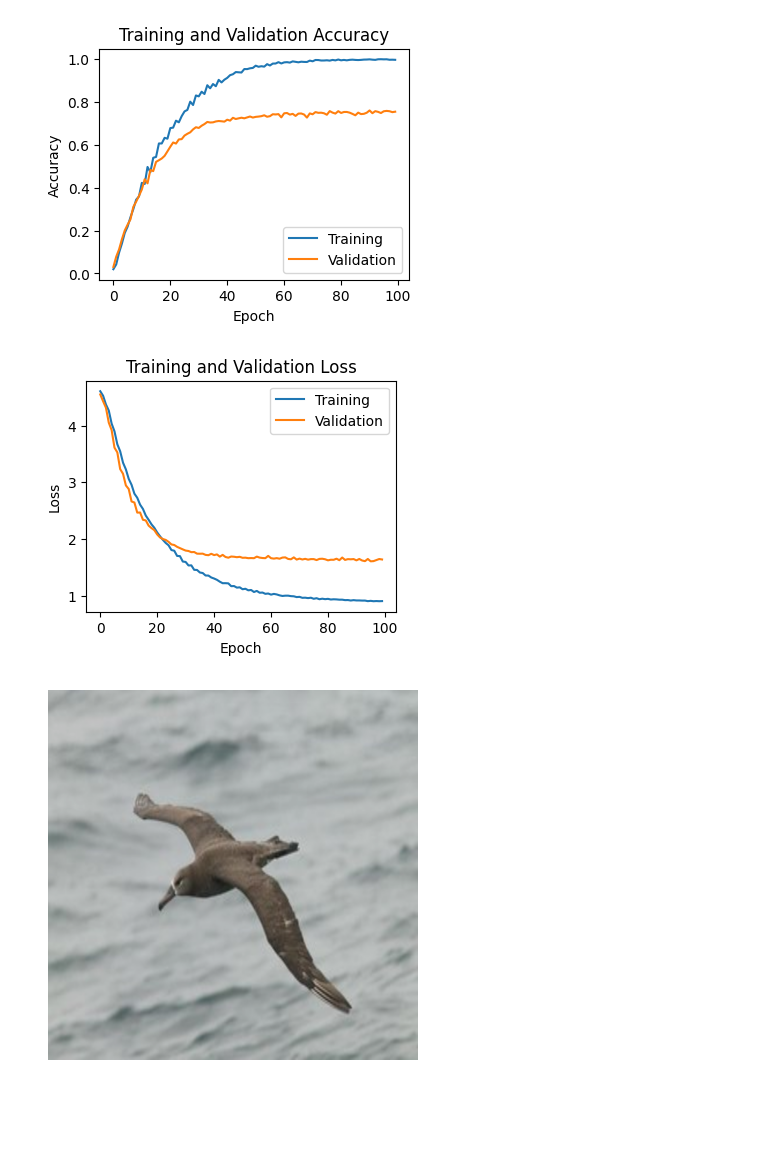
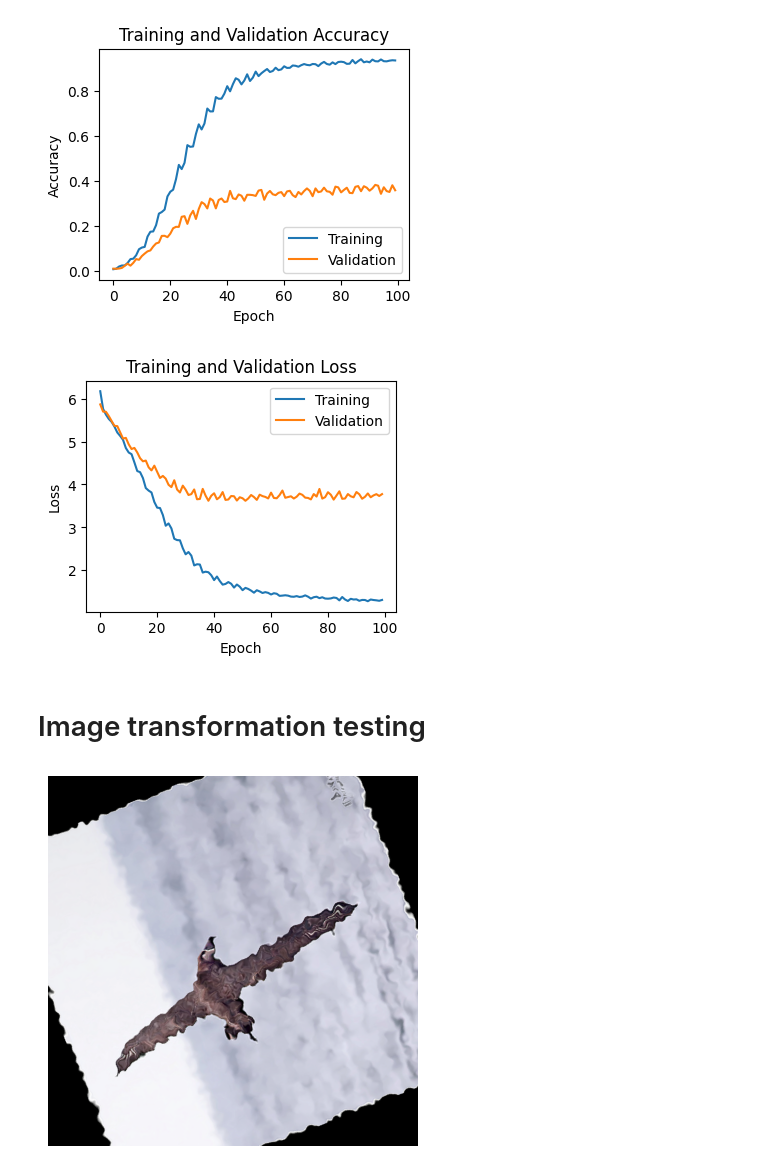
Before and after one commit to karthikn72/mlp_cw3, a Jupyter notebook: plot_acc_loss.ipynb, the cells around one changed output. Drawn from its saved outputs; the diff is of its cells as text; code cells hidden in the pictures; blank space fills up the shorter version.

```diff
--- a/plot_acc_loss.ipynb
+++ b/plot_acc_loss.ipynb
@@ -1,14 +22,7 @@
 # %%
-# rsync -av -e 'ssh -o ProxyCommand="ssh -q -W %h:%p s2016765@ssh.inf.ed.ac.uk"' s2016765@mlp.inf.ed.ac.uk:/home/s2016765/final_project/experiments/resnet50_aircraft_224_224 experiments/
-
-import torch
-from PIL import Image
-import torchvision.transforms as transforms
-import pandas as pd
-import matplotlib.pyplot as plt
 
 # Read the CSV file
-df = pd.read_csv('result_outputs/summary.csv')
+df = pd.read_csv('experiments/vitb16_im_birds_224_224/result_outputs/summary.csv')
 
 # Plotting the training and validation accuracy
 plt.figure(figsize=(4, 3))
@@ -30,33 +44,37 @@ plt.title('Training and Validation Loss')
 plt.legend()
 plt.show()
 # %% [output]
-[figure, old version]
+[figure, new version]
-[figure, old version]
+[figure, new version]
+# %% [markdown]
+# Image transformation testing
 # %%
 # Define transformations
 transform = transforms.Compose([
     transforms.Resize((768, 768), interpolation=Image.BICUBIC),  # Resize to 224x224
     # transforms.CenterCrop(75),  # Crop to 224x224 at the center
     # transforms.Resize((512, 512), interpolation=Image.BICUBIC),
+    transforms.ElasticTransform(200.0),
+    transforms.RandomRotation(180),
     transforms.ToTensor(),  # Convert PIL image to tensor
     transforms.Normalize(mean=[0.485, 0.456, 0.406], std=[0.229, 0.224, 0.225]),  # Normalize
 ])
 
 # Path to your image
-image_path = "data/CUB_200_2011/images/001.Black_footed_Albatross/Black_Footed_Albatross_0001_796111.jpg"
+image_path = "data/CUB_200_2011/images/001.Black_footed_Albatross/Black_Footed_Albatross_0009_34.jpg"
 
 # Load and apply transformations
 image = Image.open(image_path)
 transformed_tensor = transform(image)
 
 # Reverse normalization and convert tensor to PIL image
 reverse_normalize = transforms.Normalize(mean=[-0.485/0.229, -0.456/0.224, -0.406/0.225], std=[1/0.229, 1/0.224, 1/0.225])
 reverse_transform = transforms.Compose([transforms.Normalize((0, 0, 0), (1, 1, 1)), transforms.ToPILImage()])
 transformed_image = reverse_transform(reverse_normalize(transformed_tensor))
 
 # Display the transformed image
 plt.imshow(transformed_image)
 plt.axis('off')
 plt.show()
 # %% [output]
-[figure, old version]
+[figure, new version]
```
Also changed, not shown: parts of 10 cells of this notebook, 11 other files.
